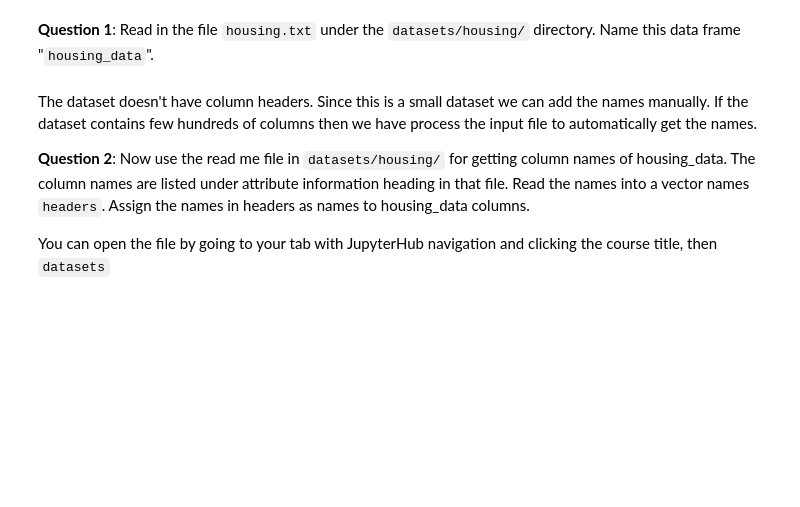
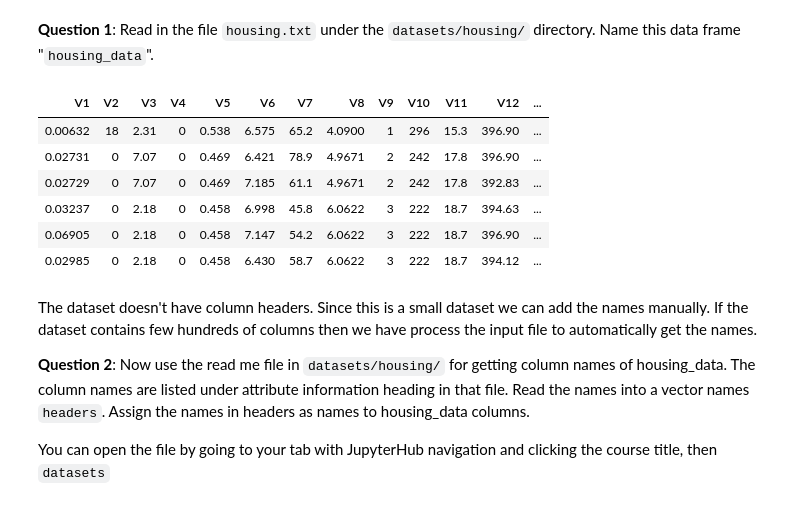
Before and after one commit to cosmos454b/dsa, a Jupyter notebook: modules/module2/exercises/Exercises.ipynb, the cells around one changed output. Drawn from its saved outputs; the diff is of its cells as text; code cells hidden in the pictures; blank space fills up the shorter version.

```diff
--- a/modules/module2/exercises/Exercises.ipynb
+++ b/modules/module2/exercises/Exercises.ipynb
@@ -12,3 +9,14 @@ In this exercise notebook, you will be dealing with housing dataset. Be sure to
+# %%
+housing = read.table("../../../datasets/housing/housing.txt",header=FALSE)
+head(housing)
+# %% [output]
+| V1 | V2 | V3 | V4 | V5 | V6 | V7 | V8 | V9 | V10 | V11 | V12 | ... |
+| 0.00632 | 18 | 2.31 | 0 | 0.538 | 6.575 | 65.2 | 4.0900 | 1 | 296 | 15.3 | 396.90 | ... |
+| 0.02731 | 0 | 7.07 | 0 | 0.469 | 6.421 | 78.9 | 4.9671 | 2 | 242 | 17.8 | 396.90 | ... |
+| 0.02729 | 0 | 7.07 | 0 | 0.469 | 7.185 | 61.1 | 4.9671 | 2 | 242 | 17.8 | 392.83 | ... |
+| 0.03237 | 0 | 2.18 | 0 | 0.458 | 6.998 | 45.8 | 6.0622 | 3 | 222 | 18.7 | 394.63 | ... |
+| 0.06905 | 0 | 2.18 | 0 | 0.458 | 7.147 | 54.2 | 6.0622 | 3 | 222 | 18.7 | 396.90 | ... |
+| 0.02985 | 0 | 2.18 | 0 | 0.458 | 6.430 | 58.7 | 6.0622 | 3 | 222 | 18.7 | 394.12 | ... |
 # %% [markdown]
 The dataset doesn't have column headers. Since this is a small dataset we can add the names manually. If the dataset contains few hundreds of columns then we have process the input file to automatically get the names.
 
```
Also changed, not shown: parts of 5 cells of this notebook.
